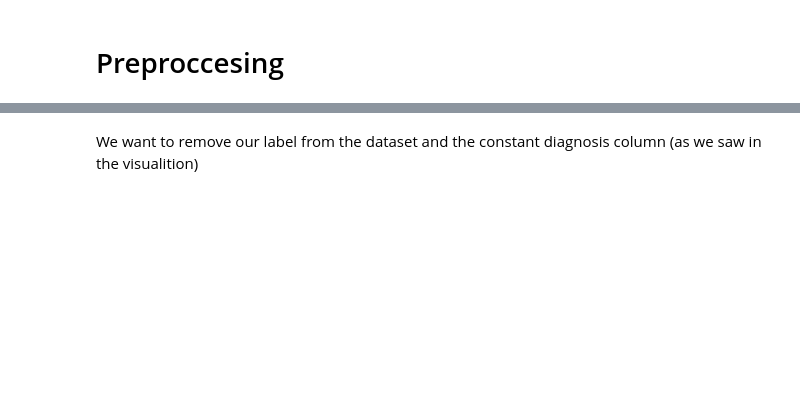
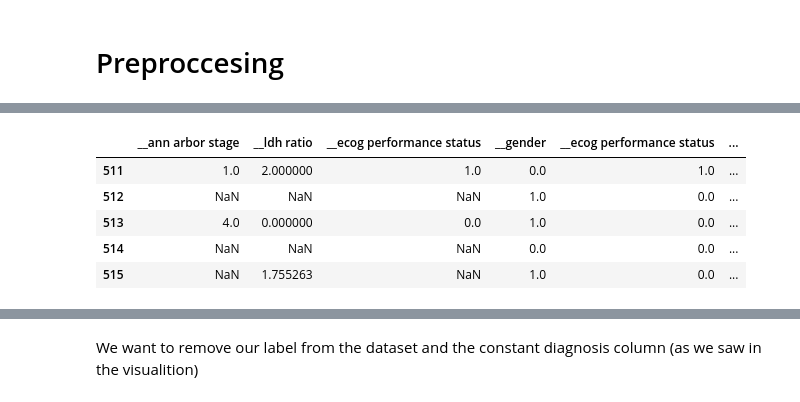
Before and after one commit to tamarshnirer/Anomality_Detection_in_Lymphoma_Patients, a Jupyter notebook: Untitled.ipynb, the cells around one changed output, grey strips where cells are left out. Drawn from its saved outputs; the diff is of its cells as text; code cells hidden in the pictures; blank space fills up the shorter version.

```diff
--- a/Untitled.ipynb
+++ b/Untitled.ipynb
@@ -257,11 +266,7 @@ class Initial_pre_processing_Transformer(TransformerMixin):
+# %%
+Initial_pre_processing_Transformer = Initial_pre_processing_Transformer()
+df_after_preprocessing, y = Initial_pre_processing_Transformer.fit_transform(df)
 # %%
-from sklearn.base import TransformerMixin, BaseEstimator
-from scipy.sparse import csr_matrix
-from scipy.sparse import hstack as sparse_hstack
-from sklearn.feature_extraction.text import CountVectorizer
-# from sklearn.preprocessing import OneHotEncoder
-from sklearn.pipeline import FeatureUnion
-
 class FeatureTransformer(TransformerMixin):
     def __init__(self,  is_num_cat_Transformer=True, is_ipi_values_Transformer=True
                 ):
@@ -279,7 +284,7 @@ class FeatureTransformer(TransformerMixin):
         feature_for_transformer =[]
 
         if is_num_cat_Transformer:
-            feature_for_transformer.append(('num_cat',num_cat_Transformer()))
+            feature_for_transformer.append(('',num_cat_Transformer()))
 
         if is_ipi_values_Transformer:
             feature_for_transformer.append(('ipi_values',ipi_values_Transformer()))
@@ -333,7 +338,7 @@ class num_cat_Transformer(TransformerMixin):
 
     numeric_fill_na_with_zeros = ['ECOG Performance Status']
 
-    category_cols = ['Gene Expression Subgroup','Biopsy Type','Treatment',  'Genetic Subtype', 'IPI Group']
+    category_cols = ['Gene Expression Subgroup','Biopsy Type','Treatment', 'Genetic Subtype']
 
     def __init__(self):
         pass
@@ -394,7 +399,7 @@ class num_cat_Transformer(TransformerMixin):
 class OHEcol(TransformerMixin):
     def __init__(self,col):
         self.col = col
-        self.cv = CountVectorizer(min_df=0.001)
+        self.cv = CountVectorizer(min_df=0.05)
         return
 
     def _prepare(self,X):
@@ -458,18 +463,6 @@ class ipi_values_Transformer(TransformerMixin):
     def __init__(self):
         pass
 
-    def _impute(self,X):
-        '''
-        Imputes missing values with median
-        Parameters
-        ----------
-        None
-        Returns
-        ----------
-        Series
-            Returns the column after imputation with median
-        '''
-        return X[['IPI Group','IPI Range']].apply(lambda row: impute_ipi(row), axis = 1)
 
 
     def fit(self, X, y=None):
@@ -483,7 +476,6 @@ class ipi_values_Transformer(TransformerMixin):
         ----------
         self
         '''
-#         self.median_value = X[self.relevant_col].median().values[0]
         return self
 
     def transform(self, X, y=None):
@@ -500,6 +492,7 @@ class ipi_values_Transformer(TransformerMixin):
         '''
 
         def impute_ipi(row):
+           # print(row)
             ipi_group = row['IPI Group']
             ipi_range = row['IPI Range']
 
@@ -537,7 +530,7 @@ class ipi_values_Transformer(TransformerMixin):
         X_mean = csr_matrix(X['IPI Range'].apply(lambda row: get_mean_ipi(row)).values).T
         X_min = csr_matrix(X['IPI Range'].apply(lambda row: get_min_ipi(row)).values).T
         X_max = csr_matrix(X['IPI Range'].apply(lambda row: get_max_ipi(row)).values).T
-
+        #ipi_group = csr_matrix(X[['IPI Group','IPI Range']].apply(impute_ipi, axis = 1))
         return sparse_hstack([X_mean,X_min,X_max])
 
 
@@ -572,7 +549,15 @@ df
-# %%
-Initial_pre_processing_Transformer = Initial_pre_processing_Transformer()
-df_after_preprocessing = Initial_pre_processing_Transformer.fit_transform(df)
-y = df_after_preprocessing['binary_num_of_nodes']
+# %%
+feature_transformer = FeatureTransformer()
+x_train_transformed = pd.DataFrame(feature_transformer.fit_transform(df_after_preprocessing).A,index=df_after_preprocessing.index,columns=feature_transformer.get_feature_names())
+x_test = pd.DataFrame(feature_transformer.transform(df_after_preprocessing).A,index=df_after_preprocessing.index,columns=feature_transformer.get_feature_names())
+x_train_transformed.tail()
+# %% [output]
+|  | __ann arbor stage | __ldh ratio | __ecog performance status | __gender | __ecog performance status | ... |
+| 511 | 1.0 | 2.000000 | 1.0 | 0.0 | 1.0 | ... |
+| 512 | NaN | NaN | NaN | 1.0 | 0.0 | ... |
+| 513 | 4.0 | 0.000000 | 0.0 | 1.0 | 0.0 | ... |
+| 514 | NaN | NaN | NaN | 0.0 | 0.0 | ... |
+| 515 | NaN | 1.755263 | NaN | 1.0 | 0.0 | ... |
 # %%
 df_after_preprocessing
 # %% [output]
```
Also changed, not shown: parts of 29 cells of this notebook.
